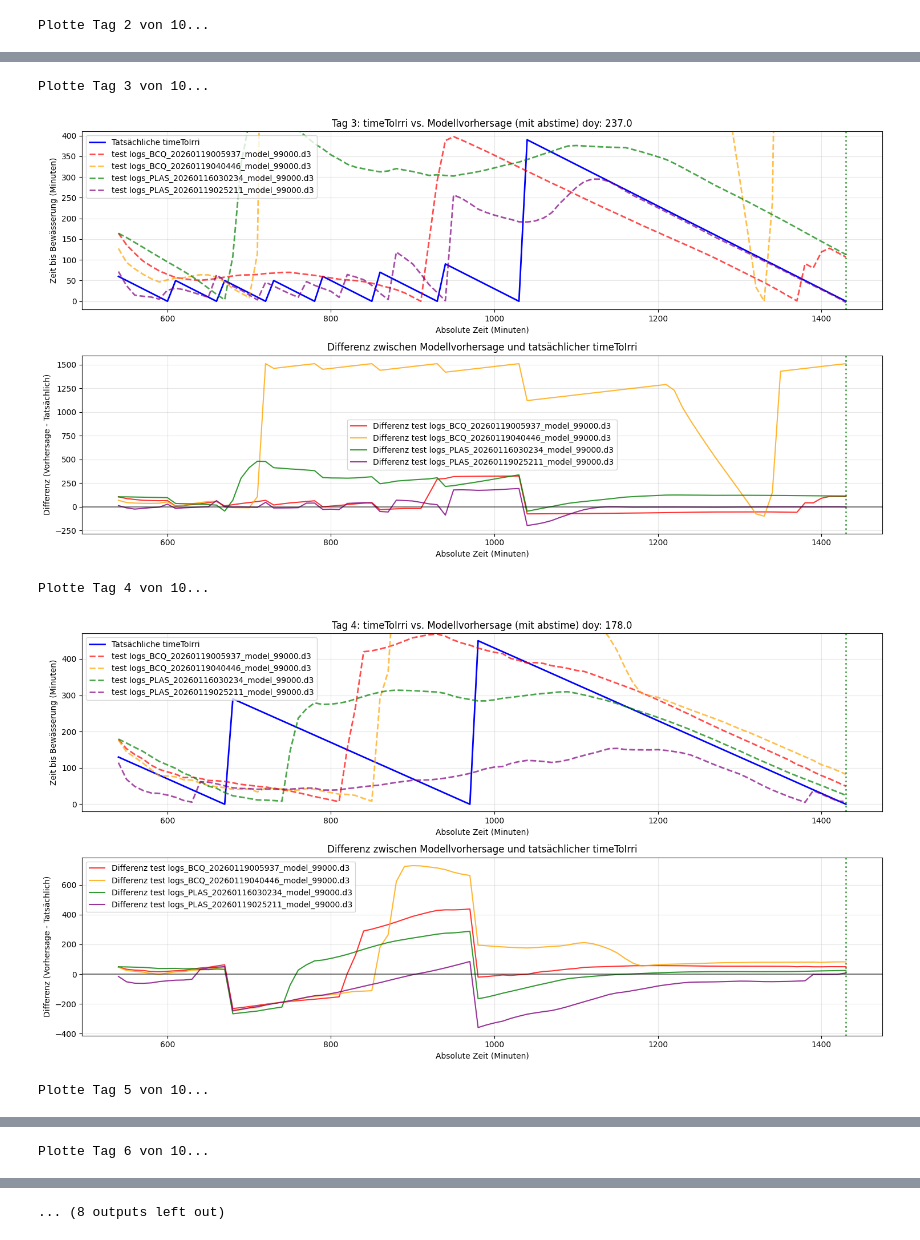
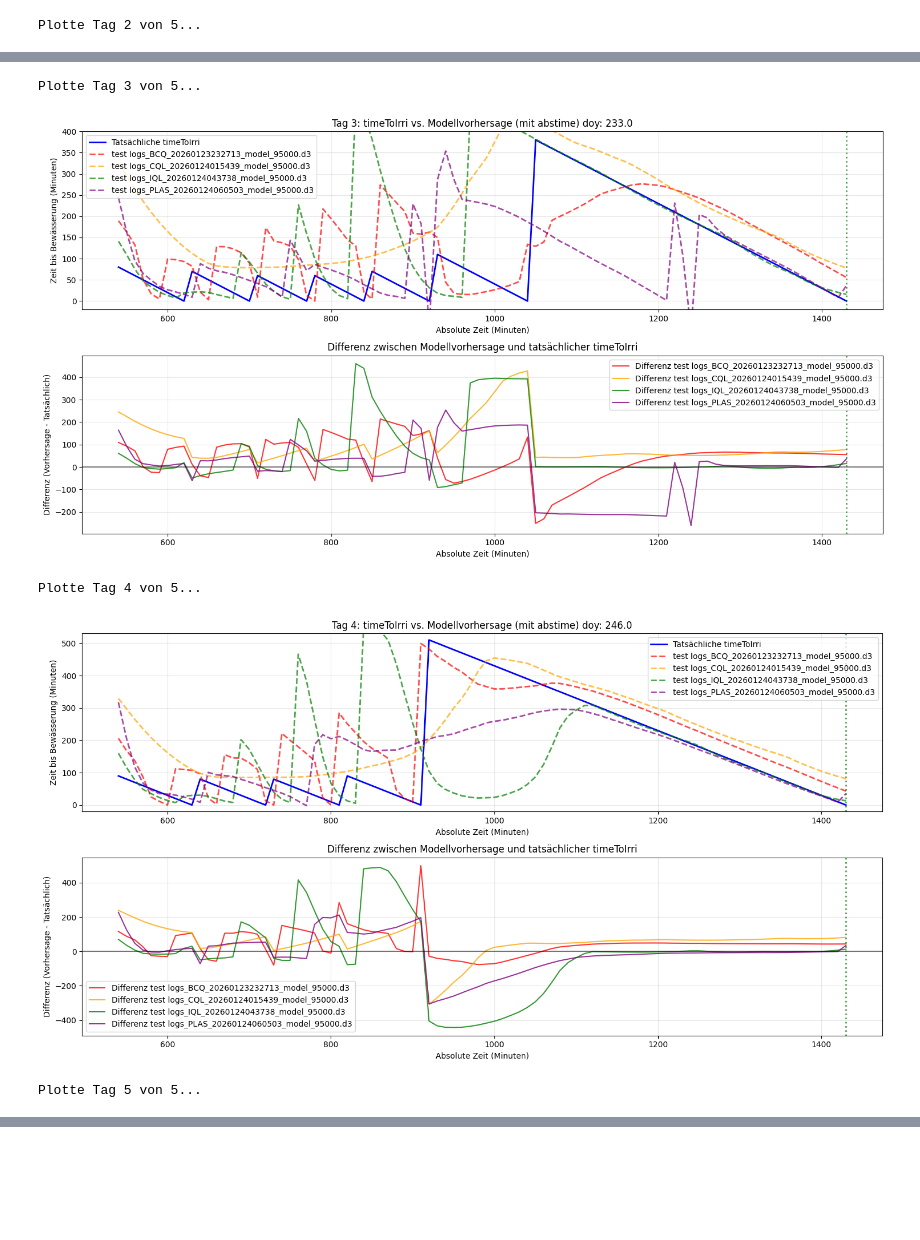
Before and after one commit to mclordo/research2.0, a Jupyter notebook: script/testModelsDayEpisode.ipynb, the cells around one changed output, grey strips where cells are left out. Saved outputs shown, nothing was run; the diff lists cells and outputs as text; code cells hidden in the pictures; blank space fills up the shorter version.

```diff
--- a/script/testModelsDayEpisode.ipynb
+++ b/script/testModelsDayEpisode.ipynb
@@ -343,7 +348,7 @@ def plot_all_daily_progressions(csv_folder, models_folder, max_episodes=None):
     return all_stats
 
 # Standardverhalten für Rückwärtskompatibilität
-all_stats = plot_all_daily_progressions("../data/episFormula/test", "logs/test logs", max_episodes=10)
+all_stats = plot_all_daily_progressions("../data/episFormula/testDay", "logs/test logs", max_episodes=10)
 # %% [output]
 📁 Durchsuche Ordner: test logs (logs/test logs)
    Gefundene Modelle: 4
@@ -360 +365 @@ Plotte Tag 1 von 10...
-Plotte Tag 2 von 10...
+Plotte Tag 2 von 5...
@@ -362,5 +367,5 @@ Plotte Tag 2 von 10...
-Plotte Tag 3 von 10...
+Plotte Tag 3 von 5...
-[figure, old version]
+[figure, new version]
-Plotte Tag 4 von 10...
+Plotte Tag 4 von 5...
-[figure, old version]
+[figure, new version]
-Plotte Tag 5 von 10...
+Plotte Tag 5 von 5...
@@ -368 +372,0 @@ Plotte Tag 5 von 10...
-Plotte Tag 6 von 10...
@@ -370,4 +373,3 @@ Plotte Tag 6 von 10...
-... (8 outputs left out)
 # %%
 #ToDo neues Datenset erzeugen mit nur idealen episoden um herauszufinden wie gut die Modelle wirklich sind
 #ToDo aus den real dAten muss auch ein datensatz gemacht werden um zu schauen wie gut die Modelle auf real daten sind
```
Also changed, not shown: parts of 2 cells of this notebook, 3 other files.
